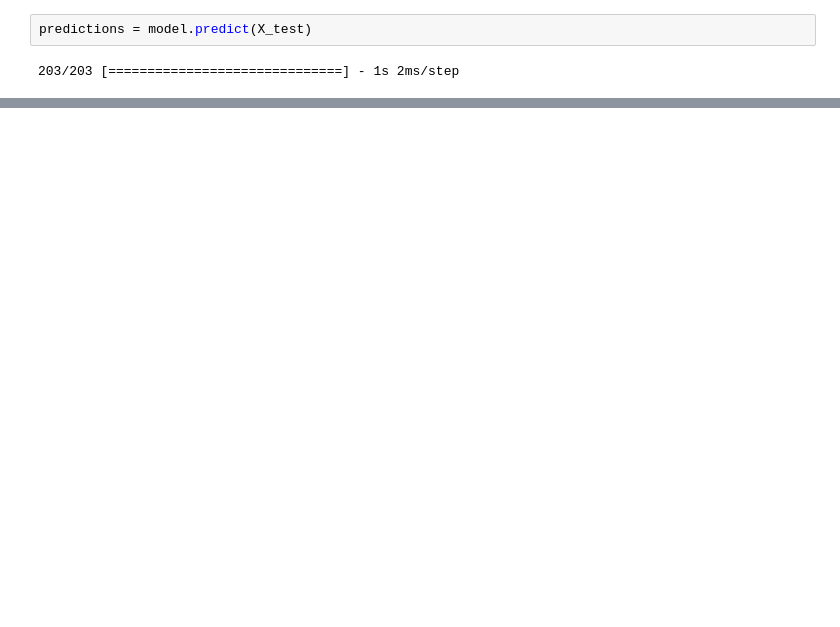
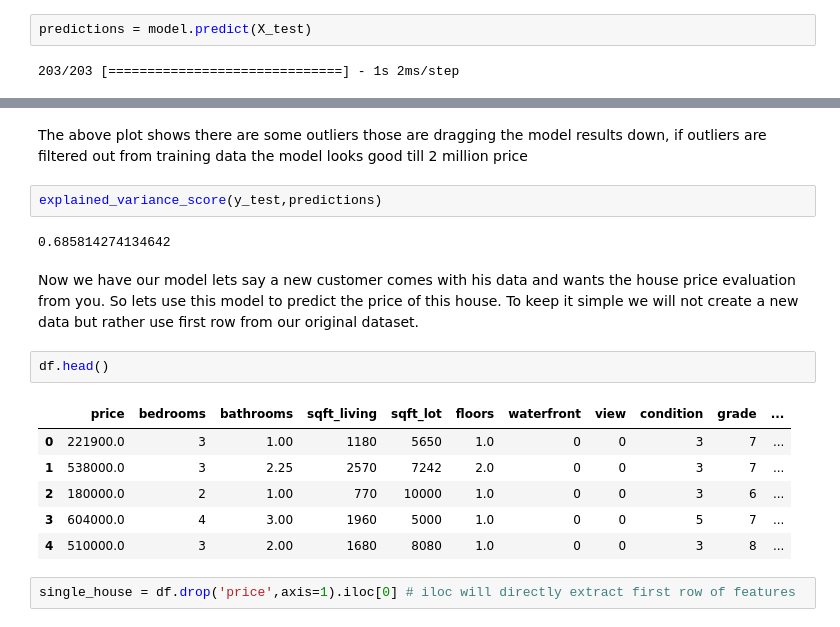
Before and after one commit to taru4u3/NeuralNetzwerk, a Jupyter notebook: US_house_price_prediction_with_NN.ipynb, the cells around one changed output, grey strips where cells are left out. Drawn from its saved outputs; the diff is of its cells as text; blank space fills up the shorter version.

```diff
--- a/US_house_price_prediction_with_NN.ipynb
+++ b/US_house_price_prediction_with_NN.ipynb
@@ -426,0 +467,20 @@ pd.Dataframe(model.history.history)
+# %% [markdown]
+The above plot shows there are some outliers those are dragging the model results down, if outliers are filtered out from training data the model looks good till 2 million price
+# %%
+explained_variance_score(y_test,predictions)
+# %% [output]
+0.685814274134642
+# %% [markdown]
+Now we have our model lets say a new customer comes with his data and wants the house price evaluation from you. So lets use this model to predict the price of this house.
+To keep it simple we will not create a new data but rather use first row from our original dataset.
+# %%
+df.head()
+# %% [output]
+|  | price | bedrooms | bathrooms | sqft_living | sqft_lot | floors | waterfront | view | condition | grade | ... |
+| 0 | 221900.0 | 3 | 1.00 | 1180 | 5650 | 1.0 | 0 | 0 | 3 | 7 | ... |
+| 1 | 538000.0 | 3 | 2.25 | 2570 | 7242 | 2.0 | 0 | 0 | 3 | 7 | ... |
+| 2 | 180000.0 | 2 | 1.00 | 770 | 10000 | 1.0 | 0 | 0 | 3 | 6 | ... |
+| 3 | 604000.0 | 4 | 3.00 | 1960 | 5000 | 1.0 | 0 | 0 | 5 | 7 | ... |
+| 4 | 510000.0 | 3 | 2.00 | 1680 | 8080 | 1.0 | 0 | 0 | 3 | 8 | ... |
+# %%
+single_house = df.drop('price',axis=1).iloc[0] # iloc will directly extract first row of features
```
Also changed, not shown: parts of 21 cells of this notebook.
